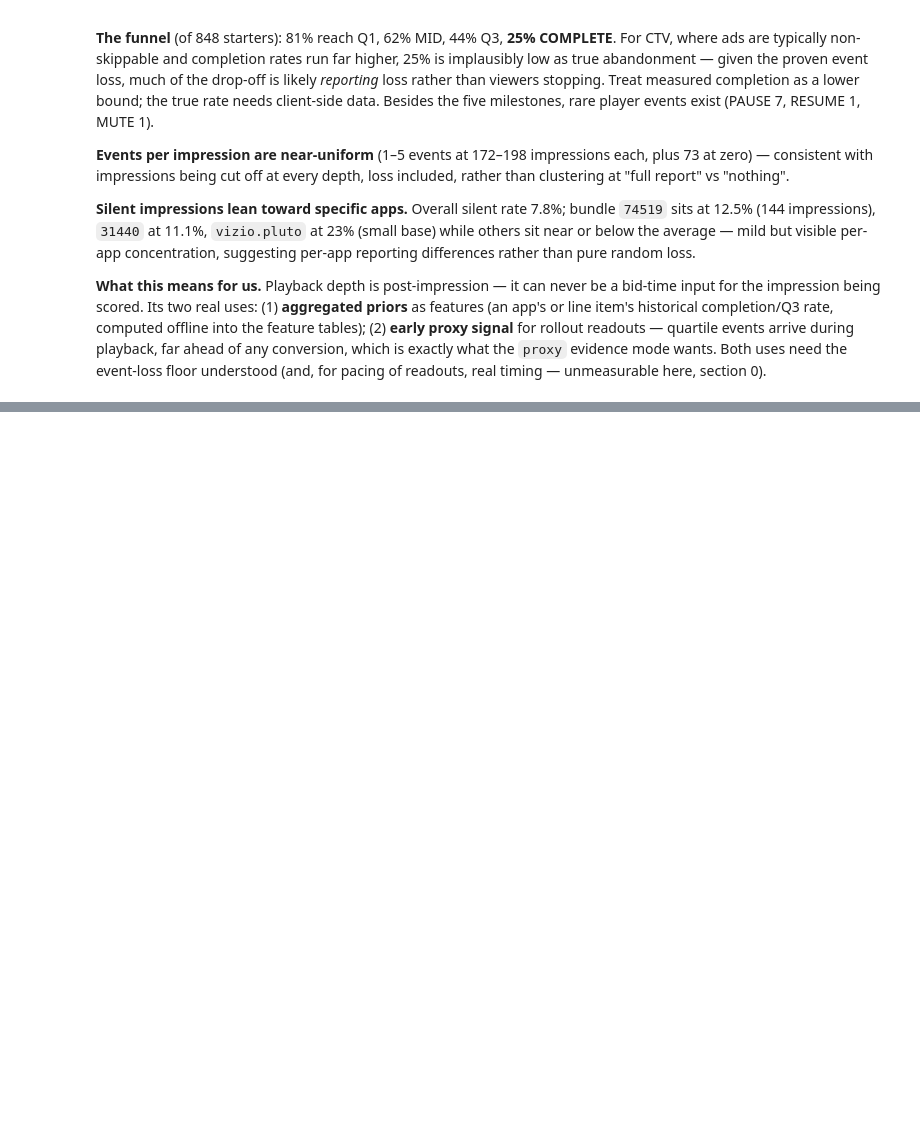
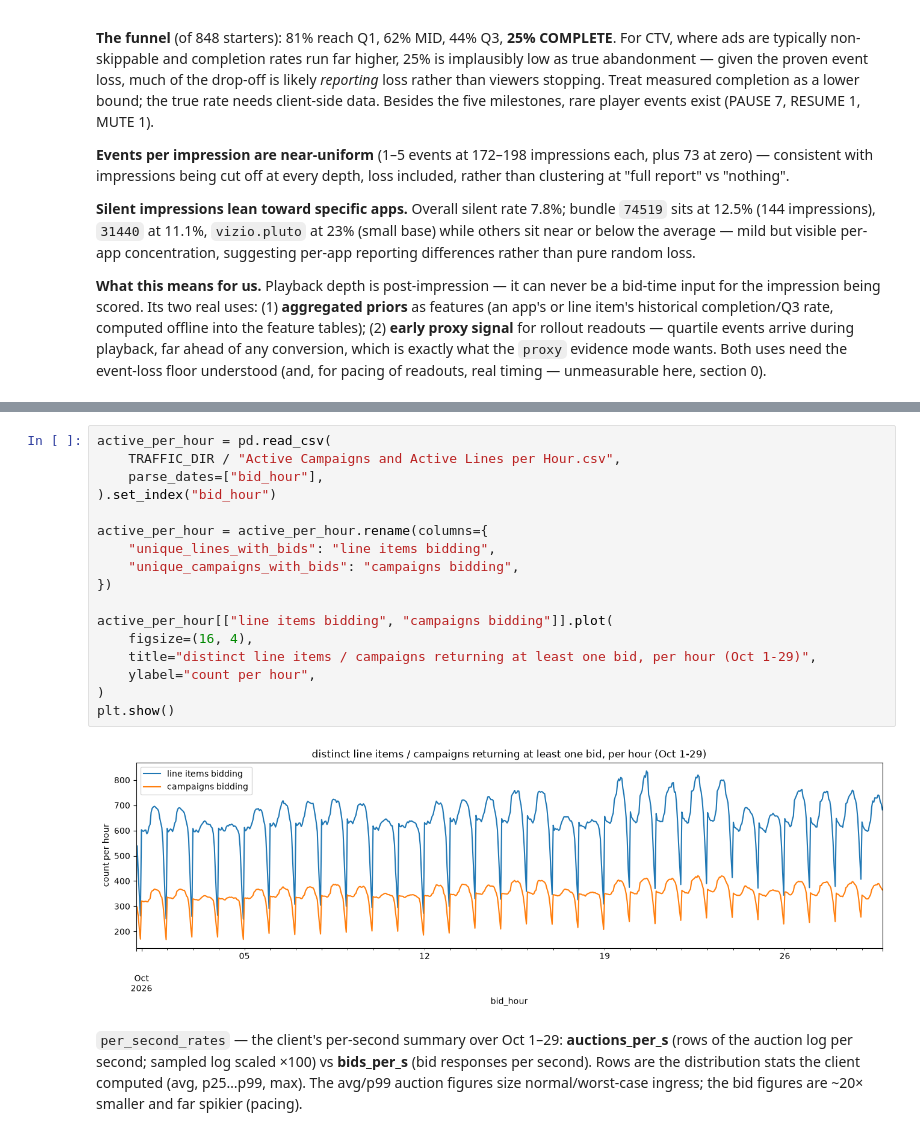
Before and after one commit to cunha-sigma/ml_offline, a Jupyter notebook: eda/notebooks/01_eda_dossier.ipynb, the cells around one changed output, grey strips where cells are left out. Saved outputs shown, nothing was run; the diff lists cells and outputs as text; blank space fills up the shorter version.

```diff
--- a/eda/notebooks/01_eda_dossier.ipynb
+++ b/eda/notebooks/01_eda_dossier.ipynb
@@ -918,0 +1348,26 @@ max_bps  372996.00
+# %%
+active_per_hour = pd.read_csv(
+    TRAFFIC_DIR / "Active Campaigns and Active Lines per Hour.csv",
+    parse_dates=["bid_hour"],
+).set_index("bid_hour")
+
+active_per_hour = active_per_hour.rename(columns={
+    "unique_lines_with_bids": "line items bidding",
+    "unique_campaigns_with_bids": "campaigns bidding",
+})
+
+active_per_hour[["line items bidding", "campaigns bidding"]].plot(
+    figsize=(16, 4),
+    title="distinct line items / campaigns returning at least one bid, per hour (Oct 1-29)",
+    ylabel="count per hour",
+)
+plt.show()
+# %% [output]
+[figure, added]
+# %% [markdown]
+`per_second_rates` — the client's per-second summary over Oct 1–29:
+**auctions_per_s** (rows of the auction log per second; sampled log
+scaled ×100) vs **bids_per_s** (bid responses per second). Rows are the
+distribution stats the client computed (avg, p25…p99, max). The avg/p99
+auction figures size normal/worst-case ingress; the bid figures are
+~20× smaller and far spikier (pacing).
```
Also changed, not shown: parts of 54 cells of this notebook, 6 other files.
